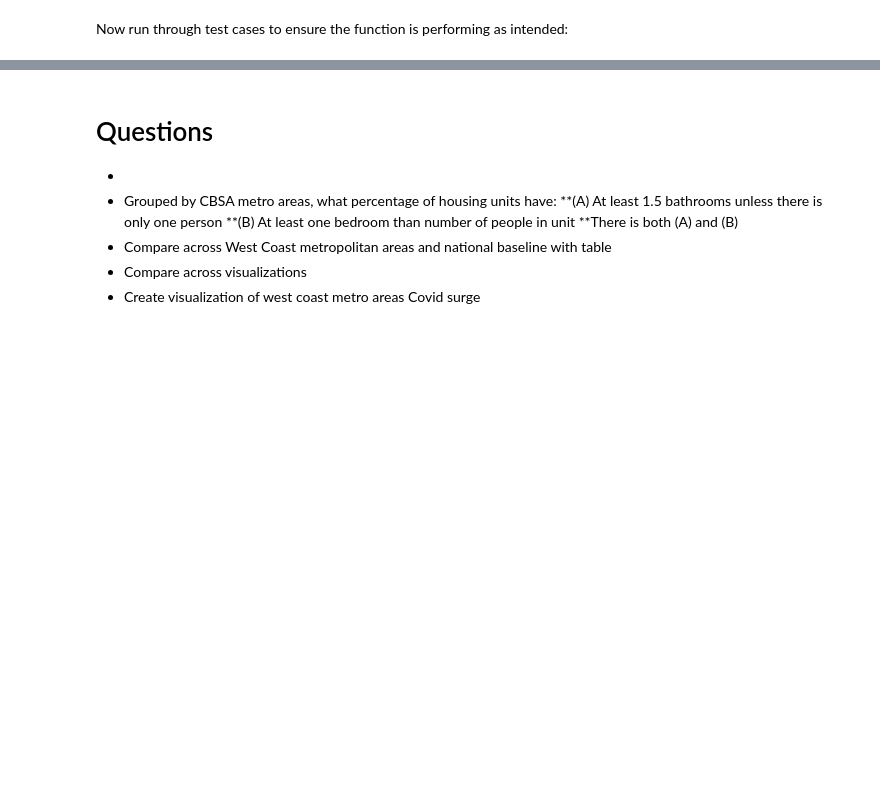
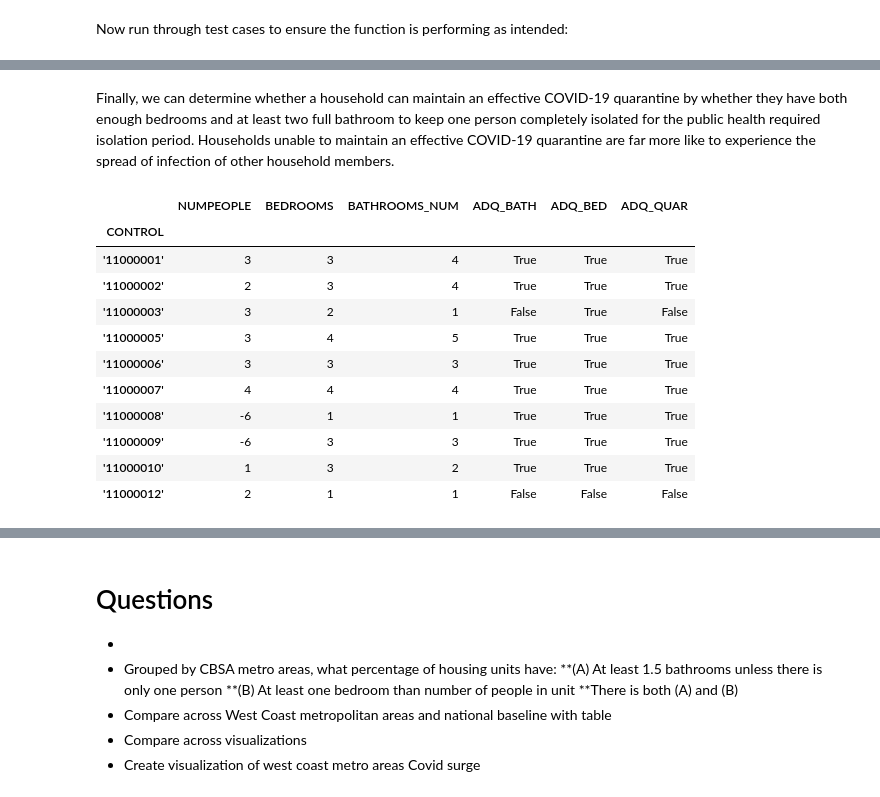
Before and after one commit to swsugarman/COVID_HousingIsolationFeasibility, a Jupyter notebook: eda.ipynb, the cells around one changed output, grey strips where cells are left out. Drawn from its saved outputs; the diff is of its cells as text; code cells hidden in the pictures; blank space fills up the shorter version.

```diff
--- a/eda.ipynb
+++ b/eda.ipynb
@@ -130,11 +153,11 @@ Now create a new boolean column Adequate_Bath that validates whether the househo
 # %%
 def Adequate_Bath(row):
     if(row['NUMPEOPLE']<=1):
-        if(row['BATHROOMS_NUM']>=1):
+        if(row['BATHROOMS_NUM']>=1 and row['BATHROOMS_NUM']<=6):
             return True
         else:
             return False
-    elif(row['BATHROOMS_NUM']>=1.5):
+    elif(row['BATHROOMS_NUM']>=2 and row['BATHROOMS_NUM']<=6):
         return True
     else:
         return False
@@ -165,7 +188,7 @@ def Adequate_Bed(row):
         else:
             return False
     elif(row['NUMPEOPLE']>=4):
-        if(((row['BEDROOMS']-1)/row['NUMPEOPLE'])<=2):
+        if(((row['BEDROOMS']-1)/(row['NUMPEOPLE']-1)>=0.5)):
             return True
         else:
             return False
@@ -194,0 +216,25 @@ ahs
+# %% [markdown]
+Finally, we can determine whether a household can maintain an effective COVID-19 quarantine by whether they have both enough bedrooms and at least two full bathroom to keep one person completely isolated for the public health required isolation period. Households unable to maintain an effective COVID-19 quarantine are far more like to experience the spread of infection of other household members.
+# %%
+def Adequate_QUAR(row):
+    if(row['ADQ_BED'] and row['ADQ_BATH']):
+        return True
+    else:
+        return False
+# %%
+ahs['ADQ_QUAR']=ahs.apply(lambda row: Adequate_QUAR(row), axis=1)
+# %%
+ahs[['NUMPEOPLE', 'BEDROOMS', 'BATHROOMS_NUM', 'ADQ_BATH', 'ADQ_BED', 'ADQ_QUAR']].head(10)
+# %% [output]
+|  | NUMPEOPLE | BEDROOMS | BATHROOMS_NUM | ADQ_BATH | ADQ_BED | ADQ_QUAR |
+| CONTROL |  |  |  |  |  |  |
+| '11000001' | 3 | 3 | 4 | True | True | True |
+| '11000002' | 2 | 3 | 4 | True | True | True |
+| '11000003' | 3 | 2 | 1 | False | True | False |
+| '11000005' | 3 | 4 | 5 | True | True | True |
+| '11000006' | 3 | 3 | 3 | True | True | True |
+| '11000007' | 4 | 4 | 4 | True | True | True |
+| '11000008' | -6 | 1 | 1 | True | True | True |
+| '11000009' | -6 | 3 | 3 | True | True | True |
+| '11000010' | 1 | 3 | 2 | True | True | True |
+| '11000012' | 2 | 1 | 1 | False | False | False |
```
Also changed, not shown: parts of 39 cells of this notebook.
